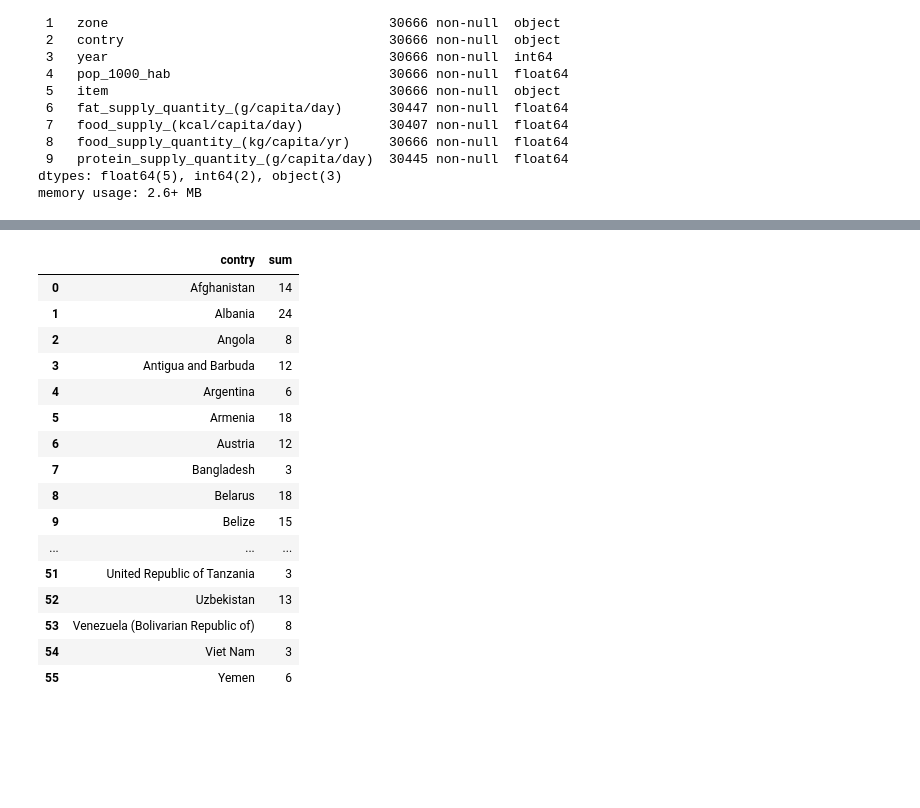
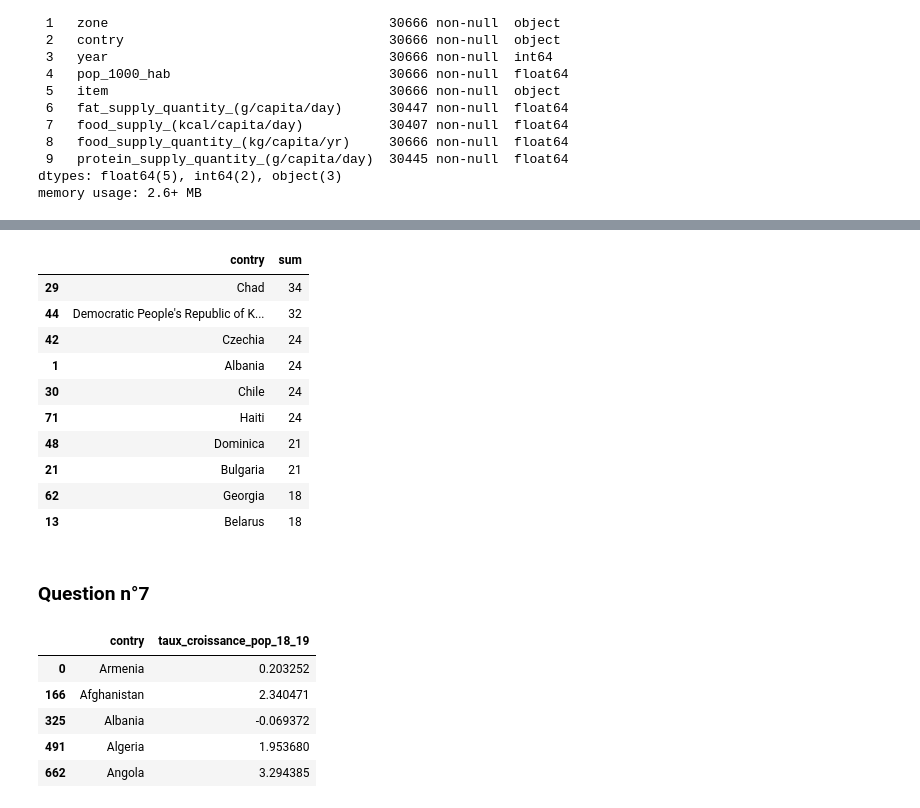
Before and after one commit to StevenDelval/PremierPasPandas, a Jupyter notebook: PremierPasPandas.ipynb, the cells around one changed output, grey strips where cells are left out. Cells and saved outputs as stored; diff of their text form; code cells hidden in the pictures; blank space fills up the shorter version.

Commit message:
Question 7 et 8

```diff
--- a/PremierPasPandas.ipynb
+++ b/PremierPasPandas.ipynb
@@ -533,29 +515,25 @@ Name: contry, dtype: object
 # %%
 liste_columns =["contry","fat_supply_quantity_(g/capita/day)","food_supply_(kcal/capita/day)","protein_supply_quantity_(g/capita/day)"]
-df_missing=df_merge[liste_columns ].drop("contry",axis=1).isna().groupby(df.contry, sort=True).sum().reset_index()
+df_missing=df_merge.drop("contry",axis=1).isna().groupby(df.contry, sort=True).sum().reset_index()
 
-mask_1 = df_missing["fat_supply_quantity_(g/capita/day)"] > 0
-mask_2 = df_missing["food_supply_(kcal/capita/day)"] > 0
-mask_3 = df_missing["protein_supply_quantity_(g/capita/day)"] > 0
-df_missing = df_missing[mask_1& mask_2& mask_3]
-df_missing= df_missing.reset_index(drop=True)
+# mask_1 = df_missing["fat_supply_quantity_(g/capita/day)"] > 0
+# mask_2 = df_missing["food_supply_(kcal/capita/day)"] > 0
+# mask_3 = df_missing["protein_supply_quantity_(g/capita/day)"] > 0
+# df_missing = df_missing[mask_1& mask_2& mask_3]
+df_missing = df_missing.reset_index(drop=True)
 df_missing["sum"] =df_missing["fat_supply_quantity_(g/capita/day)"] + df_missing["food_supply_(kcal/capita/day)"] + df_missing["protein_supply_quantity_(g/capita/day)"]
-df_missing[["contry","sum"]]
+df_missing[["contry","sum"]].sort_values('sum',ascending=False).head(10)
 # %% [output]
 |  | contry | sum |
-| 0 | Afghanistan | 14 |
+| 29 | Chad | 34 |
+| 44 | Democratic People's Republic of K... | 32 |
+| 42 | Czechia | 24 |
 | 1 | Albania | 24 |
-| 2 | Angola | 8 |
-| 3 | Antigua and Barbuda | 12 |
-| 4 | Argentina | 6 |
-| 5 | Armenia | 18 |
-| 6 | Austria | 12 |
-| 7 | Bangladesh | 3 |
-| 8 | Belarus | 18 |
-| 9 | Belize | 15 |
-| ... | ... | ... |
-| 51 | United Republic of Tanzania | 3 |
-| 52 | Uzbekistan | 13 |
-| 53 | Venezuela (Bolivarian Republic of) | 8 |
-| 54 | Viet Nam | 3 |
-| 55 | Yemen | 6 |
+| 30 | Chile | 24 |
+| 71 | Haiti | 24 |
+| 48 | Dominica | 21 |
+| 21 | Bulgaria | 21 |
+| 62 | Georgia | 18 |
+| 13 | Belarus | 18 |
+# %% [markdown]
+### Question n°7
@@ -561,0 +551,9 @@ df_missing[["contry","sum"]]
+# %%
+df_merge[["contry","taux_croissance_pop_18_19"]].drop_duplicates().head(5)
+# %% [output]
+|  | contry | taux_croissance_pop_18_19 |
+| 0 | Armenia | 0.203252 |
+| 166 | Afghanistan | 2.340471 |
+| 325 | Albania | -0.069372 |
+| 491 | Algeria | 1.953680 |
+| 662 | Angola | 3.294385 |
```
Also changed, not shown: parts of 5 cells of this notebook.
